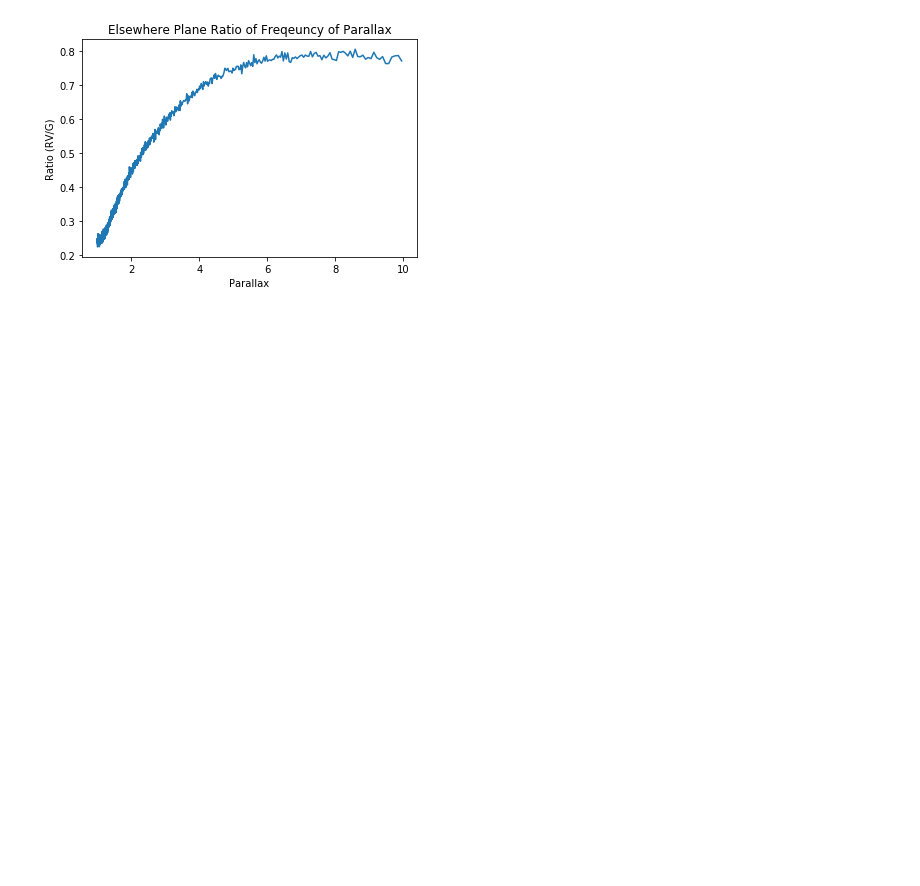
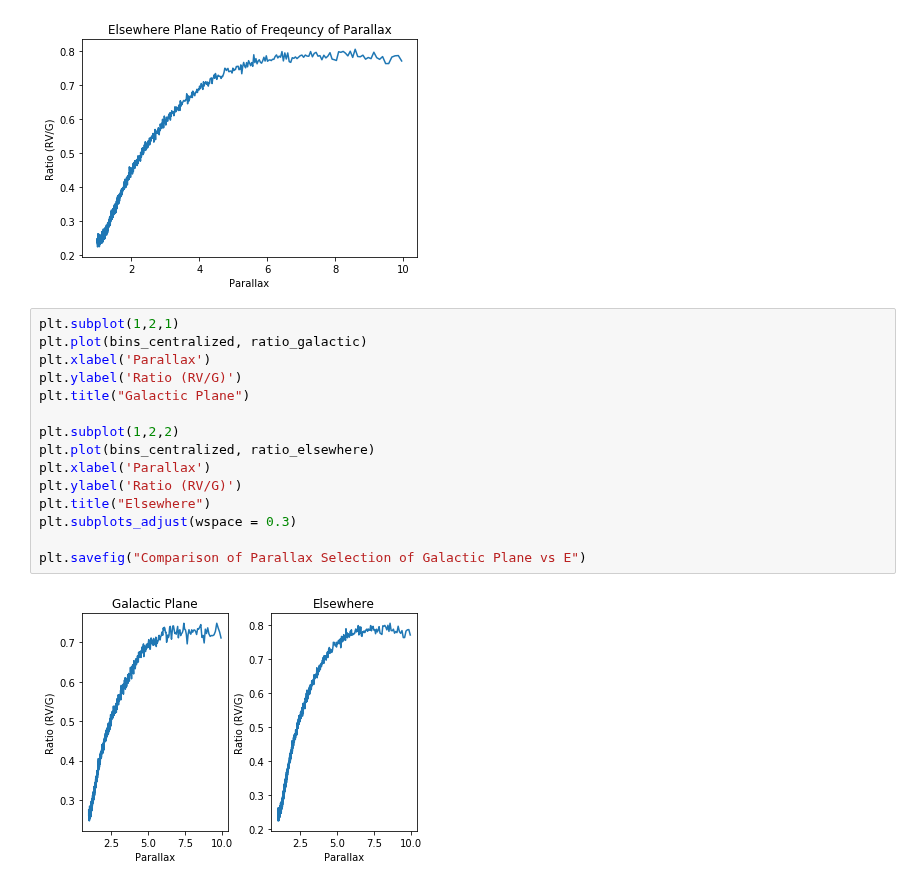
Before and after one commit to mwbub/Gaia-I3, a Jupyter notebook: Code/selection/parallax selection with galactic plane/Selection with Galactic Plane (galactic coordinate).ipynb, the cells around one changed output. Saved outputs shown, nothing was run; the diff lists cells and outputs as text; blank space fills up the shorter version.

Commit message:
compared parallax selection

```diff
--- a/Code/selection/parallax selection with galactic plane/Selection with Galactic Plane (galactic coordinate).ipynb
+++ b/Code/selection/parallax selection with galactic plane/Selection with Galactic Plane (galactic coordinate).ipynb
@@ -263,3 +263,20 @@ plt.savefig("Elsewhere Plane Ratio of Freqeuncy of Parallax.png")
 [figure]
 [figure]
 [figure]
+# %%
+plt.subplot(1,2,1)
+plt.plot(bins_centralized, ratio_galactic)
+plt.xlabel('Parallax')
+plt.ylabel('Ratio (RV/G)')
+plt.title("Galactic Plane")
+
+plt.subplot(1,2,2)
+plt.plot(bins_centralized, ratio_elsewhere)
+plt.xlabel('Parallax')
+plt.ylabel('Ratio (RV/G)')
+plt.title("Elsewhere")
+plt.subplots_adjust(wspace = 0.3)
+
+plt.savefig("Comparison of Parallax Selection of Galactic Plane vs E")
+# %% [output]
+[figure, added]
```
Also changed, not shown: 1 other file.
